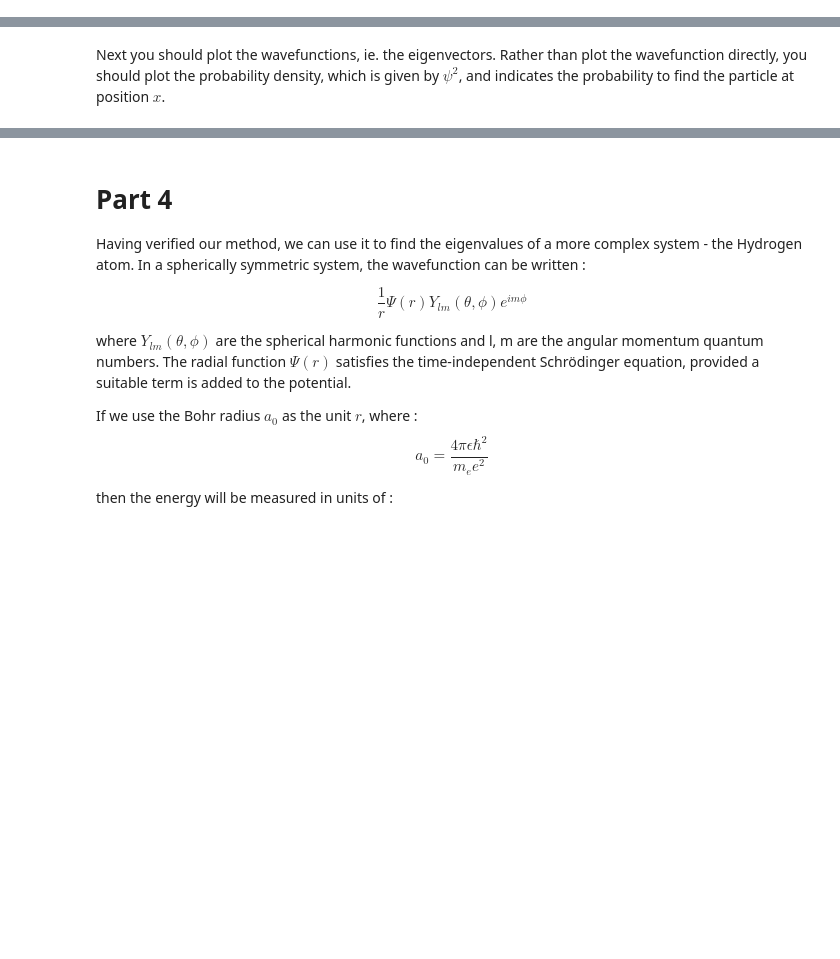
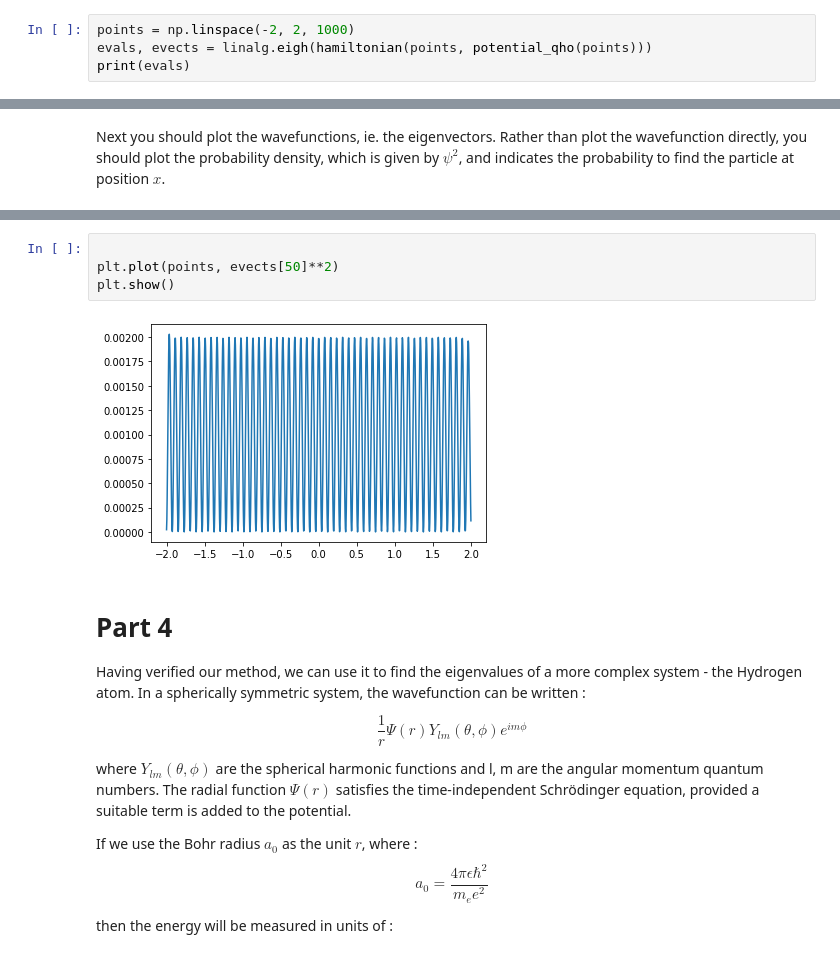
Before and after one commit to sam-you-ell/Computational-Physics, a Jupyter notebook: LinAlgEx2.ipynb, the cells around one changed output, grey strips where cells are left out. Drawn from its saved outputs; the diff is of its cells as text; blank space fills up the shorter version.

```diff
--- a/LinAlgEx2.ipynb
+++ b/LinAlgEx2.ipynb
@@ -109,3 +104,7 @@ print(hamiltonian(xs, potential_qho(xs)))
 # Part 3
 
 Now find the first 10 eigenvalues of the quantum harmonic oscillator Hamiltonian using an appropriate scipy routine. You should use a large number of $x$ points, at least 1000, covering sufficient range that the wavefunction falls to zero at the extremities. You should compare the computed eigenvalues with the expected eigenvalues.
+# %%
+points = np.linspace(-2, 2, 1000)
+evals, evects = linalg.eigh(hamiltonian(points, potential_qho(points)))
+print(evals)
@@ -117,3 +131,9 @@ Next you should plot the wavefunctions, ie. the eigenvectors.  Rather than plot
+# %%
+
+plt.plot(points, evects[50]**2)
+plt.show()
+# %% [output]
+[figure, added]
 # %% [markdown]
 # Part 4
 
```
Also changed, not shown: parts of 3 cells of this notebook.
